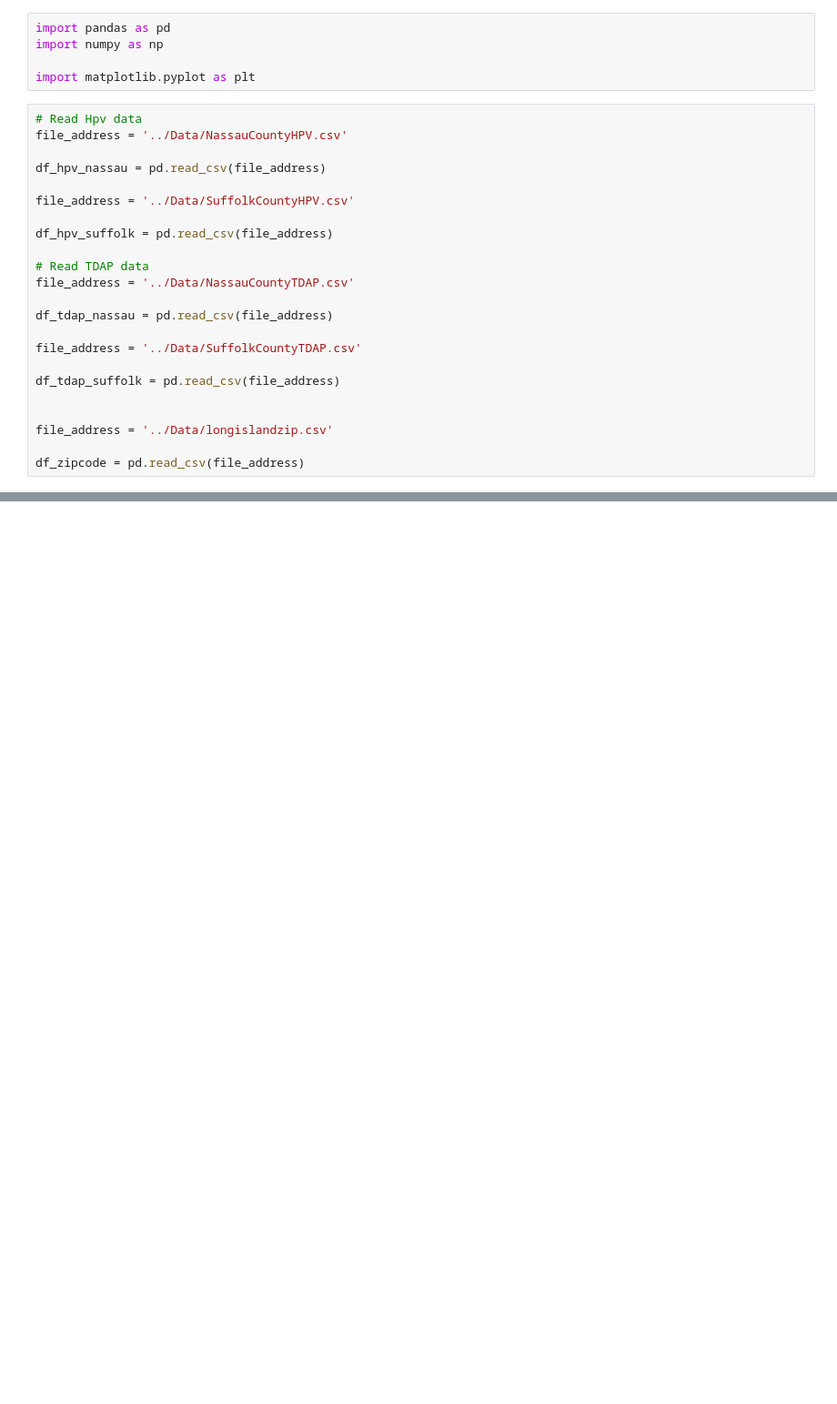
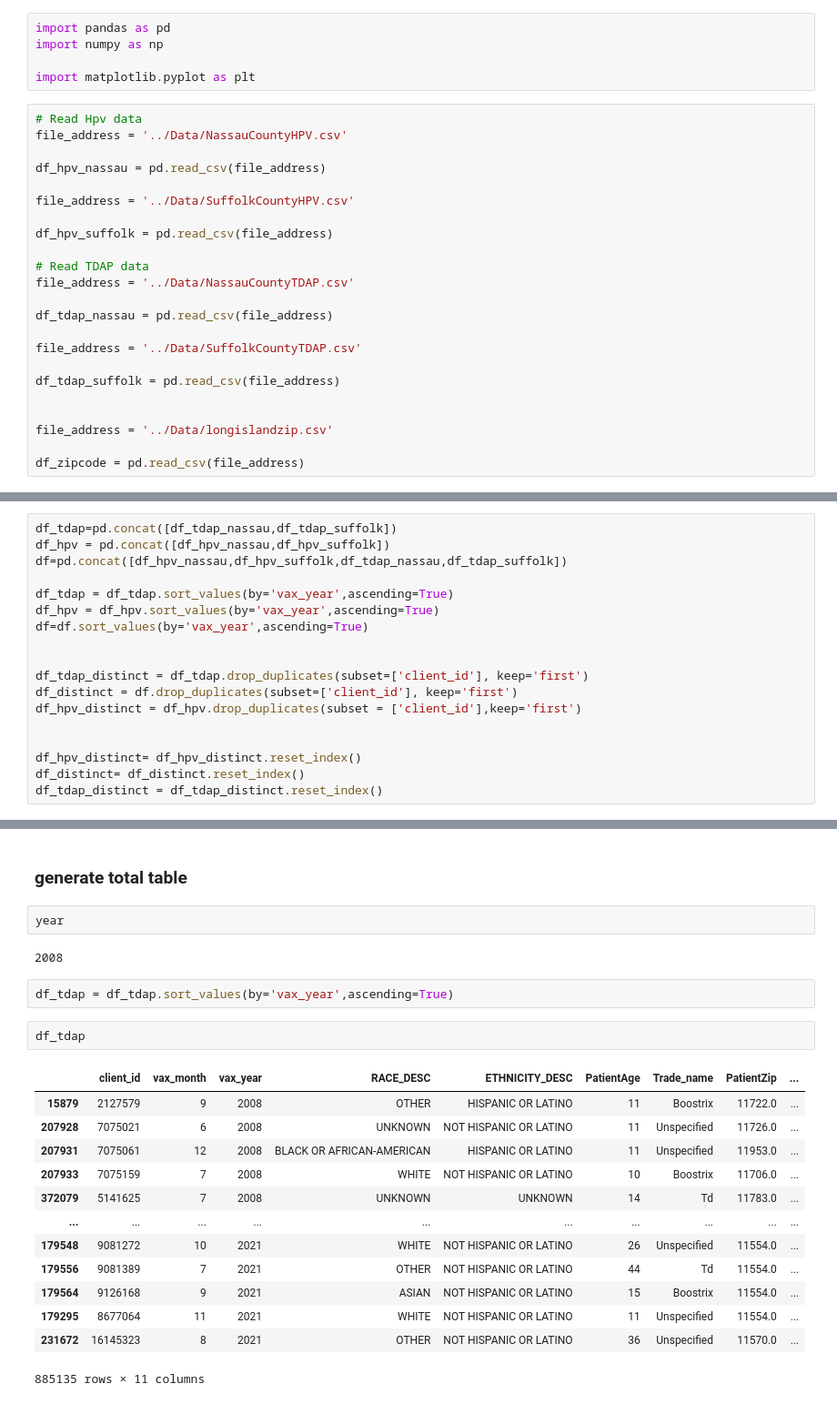
Before and after one commit to ZihanDing/EHR_project, a Jupyter notebook: HpvVaccine/table_generated.ipynb, the cells around one changed output, grey strips where cells are left out. Shown: that part at 91% size. Cells and saved outputs as stored; diff of their text form; blank space fills up the shorter version.

```diff
--- a/HpvVaccine/table_generated.ipynb
+++ b/HpvVaccine/table_generated.ipynb
@@ -42,0 +199,18 @@ df_tdap_suffolk = df_tdap_suffolk[df_tdap_suffolk['PatientZip'].isin(zips)]
+# %%
+df_tdap=pd.concat([df_tdap_nassau,df_tdap_suffolk])
+df_hpv = pd.concat([df_hpv_nassau,df_hpv_suffolk])
+df=pd.concat([df_hpv_nassau,df_hpv_suffolk,df_tdap_nassau,df_tdap_suffolk])
+
+df_tdap = df_tdap.sort_values(by='vax_year',ascending=True)
+df_hpv = df_hpv.sort_values(by='vax_year',ascending=True)
+df=df.sort_values(by='vax_year',ascending=True)
+
+
+df_tdap_distinct = df_tdap.drop_duplicates(subset=['client_id'], keep='first')
+df_distinct = df.drop_duplicates(subset=['client_id'], keep='first')
+df_hpv_distinct = df_hpv.drop_duplicates(subset = ['client_id'],keep='first')
+
+
+df_hpv_distinct= df_hpv_distinct.reset_index()
+df_distinct= df_distinct.reset_index()
+df_tdap_distinct = df_tdap_distinct.reset_index()
@@ -42,0 +250,24 @@ df_tdap_suffolk = df_tdap_suffolk[df_tdap_suffolk['PatientZip'].isin(zips)]
+# %% [markdown]
+### generate total table
+# %%
+year
+# %% [output]
+2008
+# %%
+df_tdap = df_tdap.sort_values(by='vax_year',ascending=True)
+# %%
+df_tdap
+# %% [output]
+|  | client_id | vax_month | vax_year | RACE_DESC | ETHNICITY_DESC | PatientAge | Trade_name | PatientZip | ... |
+| 15879 | 2127579 | 9 | 2008 | OTHER | HISPANIC OR LATINO | 11 | Boostrix | 11722.0 | ... |
+| 207928 | 7075021 | 6 | 2008 | UNKNOWN | NOT HISPANIC OR LATINO | 11 | Unspecified | 11726.0 | ... |
+| 207931 | 7075061 | 12 | 2008 | BLACK OR AFRICAN-AMERICAN | HISPANIC OR LATINO | 11 | Unspecified | 11953.0 | ... |
+| 207933 | 7075159 | 7 | 2008 | WHITE | NOT HISPANIC OR LATINO | 10 | Boostrix | 11706.0 | ... |
+| 372079 | 5141625 | 7 | 2008 | UNKNOWN | UNKNOWN | 14 | Td | 11783.0 | ... |
+| ... | ... | ... | ... | ... | ... | ... | ... | ... | ... |
+| 179548 | 9081272 | 10 | 2021 | WHITE | NOT HISPANIC OR LATINO | 26 | Unspecified | 11554.0 | ... |
+| 179556 | 9081389 | 7 | 2021 | OTHER | NOT HISPANIC OR LATINO | 44 | Td | 11554.0 | ... |
+| 179564 | 9126168 | 9 | 2021 | ASIAN | NOT HISPANIC OR LATINO | 15 | Boostrix | 11554.0 | ... |
+| 179295 | 8677064 | 11 | 2021 | WHITE | NOT HISPANIC OR LATINO | 11 | Unspecified | 11554.0 | ... |
+| 231672 | 16145323 | 8 | 2021 | OTHER | NOT HISPANIC OR LATINO | 36 | Unspecified | 11570.0 | ... |
+885135 rows × 11 columns
```
Also changed, not shown: parts of 40 cells of this notebook, 13 other files.
